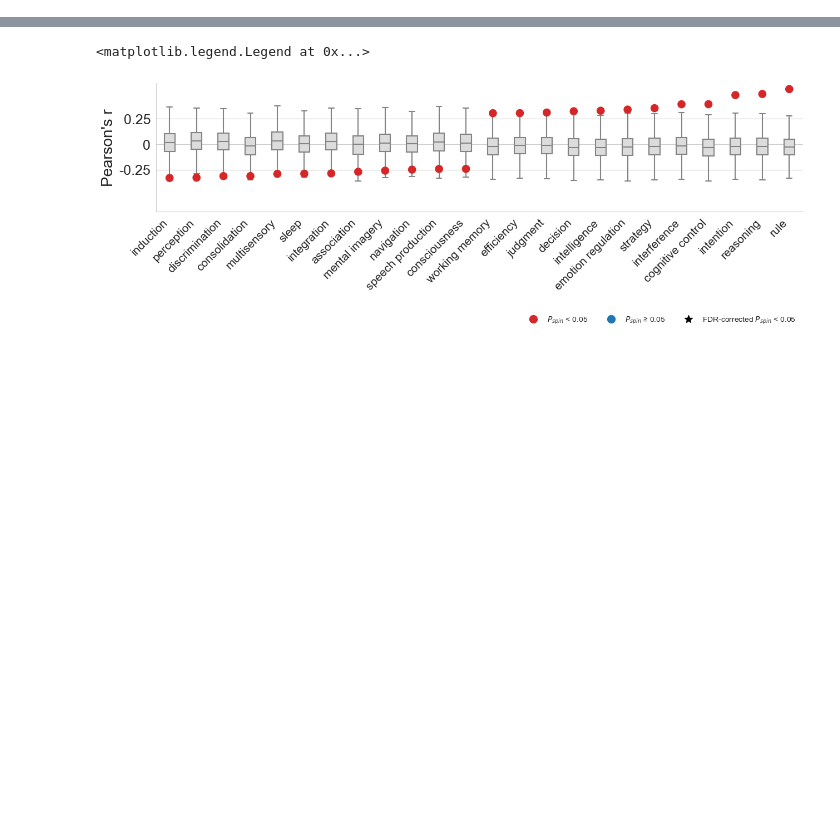
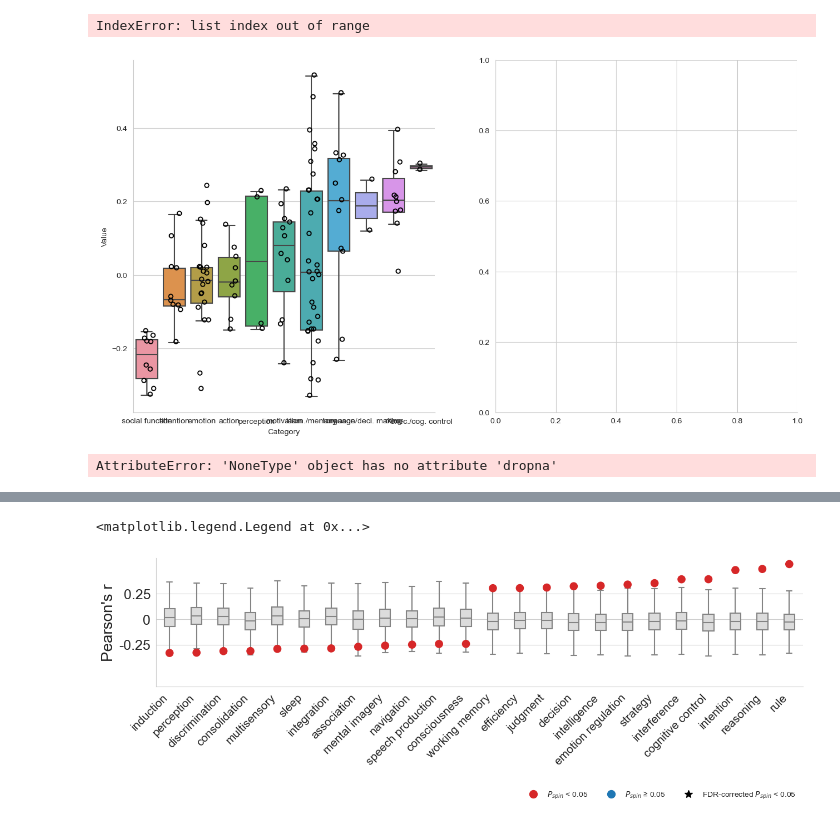
Before and after one commit to ltuominen/AP_brainorganization, a Jupyter notebook: code/Plot_neurosynth_antipsychotics.ipynb, the cells around one changed output, grey strips where cells are left out. Saved outputs shown, nothing was run; the diff lists cells and outputs as text; code cells hidden in the pictures; blank space fills up the shorter version.

```diff
--- a/code/Plot_neurosynth_antipsychotics.ipynb
+++ b/code/Plot_neurosynth_antipsychotics.ipynb
@@ -10,0 +88,20 @@ path = '/Users/laurituominen/Documents/Research/Reettis/neuromaps/'
+# %%
+plt.rcParams['axes.spines.right'] = False
+plt.rcParams['axes.spines.top'] = False
+
+fig, axes = plt.subplots(1, 2, figsize=(15, 8))
+
+fname = path + 'figures/neurosynth_turku_Figure_v1.jpg'
+df_melt = plt_neurosynth(fig, axes[0], neurosynth_results_turku, 'Turku sample')
+plt_neurosynth(fig, axes[1], neurosynth_results_enigma, 'ENIGMA data')
+plt.tight_layout(pad=0.4, w_pad=6.0, h_pad=1.0)
+
+plt.savefig(path + 'figures/test.png', bbox_inches="tight", dpi=300)
+# %% [output]
+IndexError: list index out of range
+[figure, added]
+# %%
+df_melt = df_melt.dropna()
+df_melt
+# %% [output]
+AttributeError: 'NoneType' object has no attribute 'dropna'
```
Also changed, not shown: parts of 7 cells of this notebook, 8 other files.
